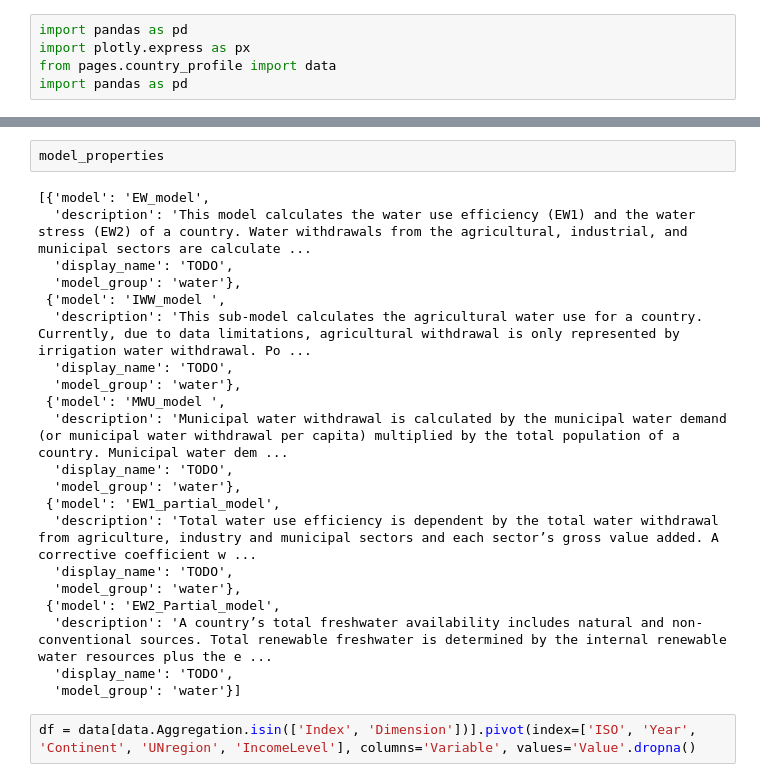
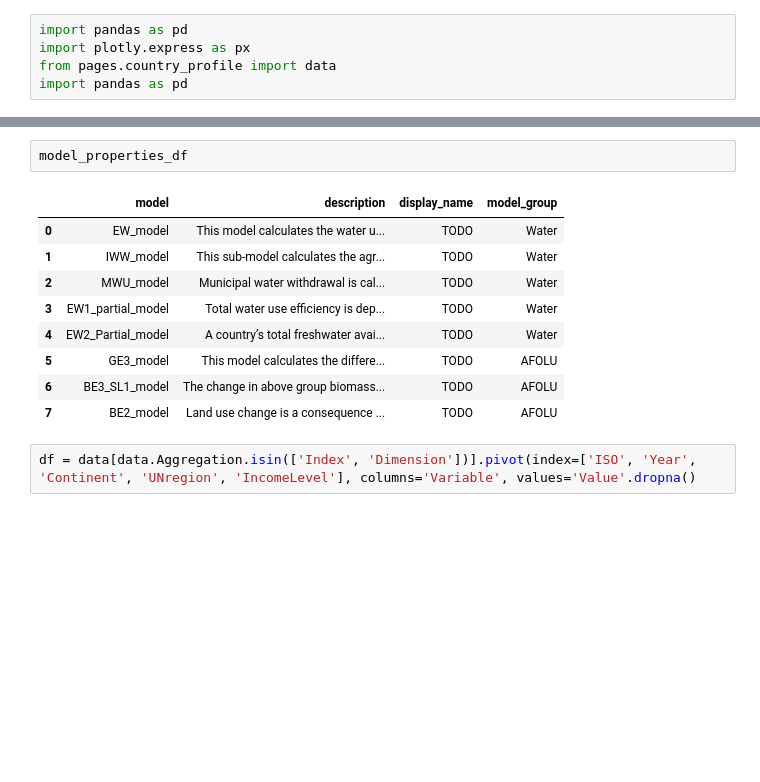
Before and after one commit to simonzabrocki/SimulationDashboard, a Jupyter notebook: draft.ipynb, the cells around one changed output, grey strips where cells are left out. Cells and saved outputs as stored; diff of their text form; blank space fills up the shorter version.

Commit message:
add projected data

```diff
--- a/draft.ipynb
+++ b/draft.ipynb
@@ -58,26 +53,15 @@ model_properties = [
-# %%
-model_properties
-# %% [output]
-[{'model': 'EW_model',
-  'description': 'This model calculates the water use efficiency (EW1) and the water stress (EW2) of a country. Water withdrawals from the agricultural, industrial, and municipal sectors are calculate ...
-  'display_name': 'TODO',
-  'model_group': 'water'},
- {'model': 'IWW_model ',
-  'description': 'This sub-model calculates the agricultural water use for a country. Currently, due to data limitations, agricultural withdrawal is only represented by irrigation water withdrawal. Po ...
-  'display_name': 'TODO',
-  'model_group': 'water'},
- {'model': 'MWU_model ',
-  'description': 'Municipal water withdrawal is calculated by the municipal water demand (or municipal water withdrawal per capita) multiplied by the total population of a country. Municipal water dem ...
-  'display_name': 'TODO',
-  'model_group': 'water'},
- {'model': 'EW1_partial_model',
-  'description': 'Total water use efficiency is dependent by the total water withdrawal from agriculture, industry and municipal sectors and each sector’s gross value added. A corrective coefficient w ...
-  'display_name': 'TODO',
-  'model_group': 'water'},
- {'model': 'EW2_Partial_model',
-  'description': 'A country’s total freshwater availability includes natural and non-conventional sources. Total renewable freshwater is determined by the internal renewable water resources plus the e ...
-  'display_name': 'TODO',
-  'model_group': 'water'}]
+# %%
+model_properties_df
+# %% [output]
+|  | model | description | display_name | model_group |
+| 0 | EW_model | This model calculates the water u... | TODO | Water |
+| 1 | IWW_model | This sub-model calculates the agr... | TODO | Water |
+| 2 | MWU_model | Municipal water withdrawal is cal... | TODO | Water |
+| 3 | EW1_partial_model | Total water use efficiency is dep... | TODO | Water |
+| 4 | EW2_Partial_model | A country’s total freshwater avai... | TODO | Water |
+| 5 | GE3_model | This model calculates the differe... | TODO | AFOLU |
+| 6 | BE3_SL1_model | The change in above group biomass... | TODO | AFOLU |
+| 7 | BE2_model | Land use change is a consequence ... | TODO | AFOLU |
 # %%
 df = data[data.Aggregation.isin(['Index', 'Dimension'])].pivot(index=['ISO', 'Year', 'Continent', 'UNregion', 'IncomeLevel'], columns='Variable', values='Value'.dropna()
 # %%
```
Also changed, not shown: parts of 1 cell of this notebook, 35 other files.
